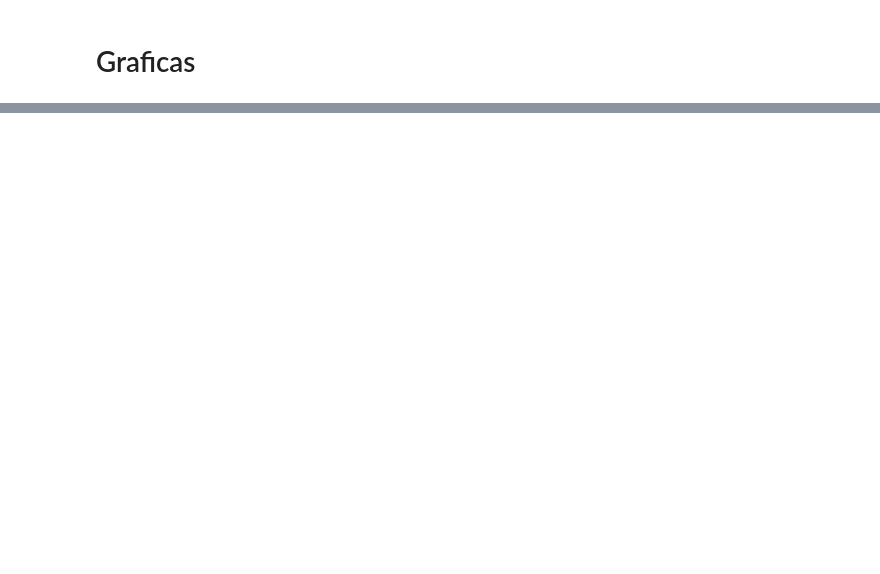
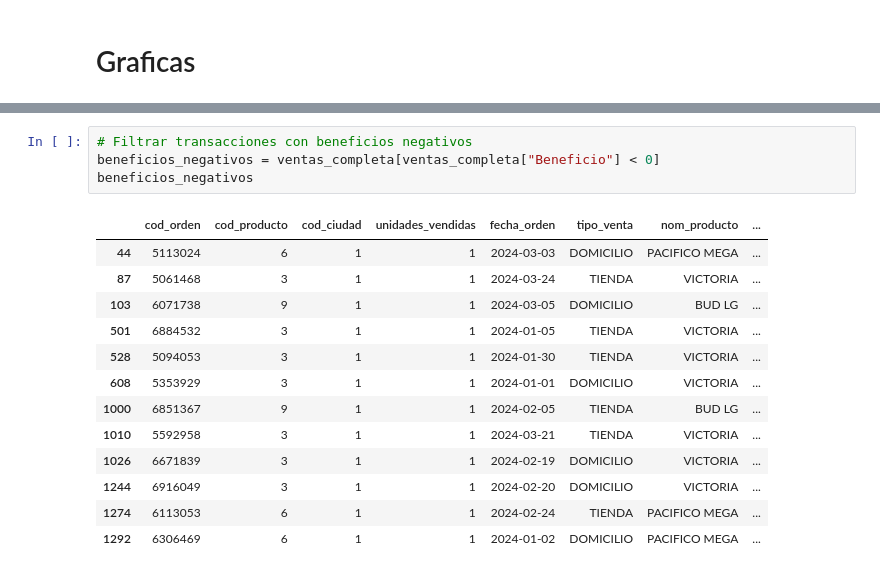
Before and after one commit to Vikorimperator/Retail_Modelo, a Jupyter notebook: 2.visualizacion _beneficios.ipynb, the cells around one changed output, grey strips where cells are left out. Drawn from its saved outputs; the diff is of its cells as text; blank space fills up the shorter version.

```diff
--- a/2.visualizacion _beneficios.ipynb
+++ b/2.visualizacion _beneficios.ipynb
@@ -77,0 +154,18 @@ plt.show()
+# %%
+# Filtrar transacciones con beneficios negativos
+beneficios_negativos = ventas_completa[ventas_completa["Beneficio"] < 0]
+beneficios_negativos
+# %% [output]
+|  | cod_orden | cod_producto | cod_ciudad | unidades_vendidas | fecha_orden | tipo_venta | nom_producto | ... |
+| 44 | 5113024 | 6 | 1 | 1 | 2024-03-03 | DOMICILIO | PACIFICO MEGA | ... |
+| 87 | 5061468 | 3 | 1 | 1 | 2024-03-24 | TIENDA | VICTORIA | ... |
+| 103 | 6071738 | 9 | 1 | 1 | 2024-03-05 | DOMICILIO | BUD LG | ... |
+| 501 | 6884532 | 3 | 1 | 1 | 2024-01-05 | TIENDA | VICTORIA | ... |
+| 528 | 5094053 | 3 | 1 | 1 | 2024-01-30 | TIENDA | VICTORIA | ... |
+| 608 | 5353929 | 3 | 1 | 1 | 2024-01-01 | DOMICILIO | VICTORIA | ... |
+| 1000 | 6851367 | 9 | 1 | 1 | 2024-02-05 | TIENDA | BUD LG | ... |
+| 1010 | 5592958 | 3 | 1 | 1 | 2024-03-21 | TIENDA | VICTORIA | ... |
+| 1026 | 6671839 | 3 | 1 | 1 | 2024-02-19 | DOMICILIO | VICTORIA | ... |
+| 1244 | 6916049 | 3 | 1 | 1 | 2024-02-20 | DOMICILIO | VICTORIA | ... |
+| 1274 | 6113053 | 6 | 1 | 1 | 2024-02-24 | TIENDA | PACIFICO MEGA | ... |
+| 1292 | 6306469 | 6 | 1 | 1 | 2024-01-02 | DOMICILIO | PACIFICO MEGA | ... |
```
Also changed, not shown: parts of 12 cells of this notebook, 1 other file.
